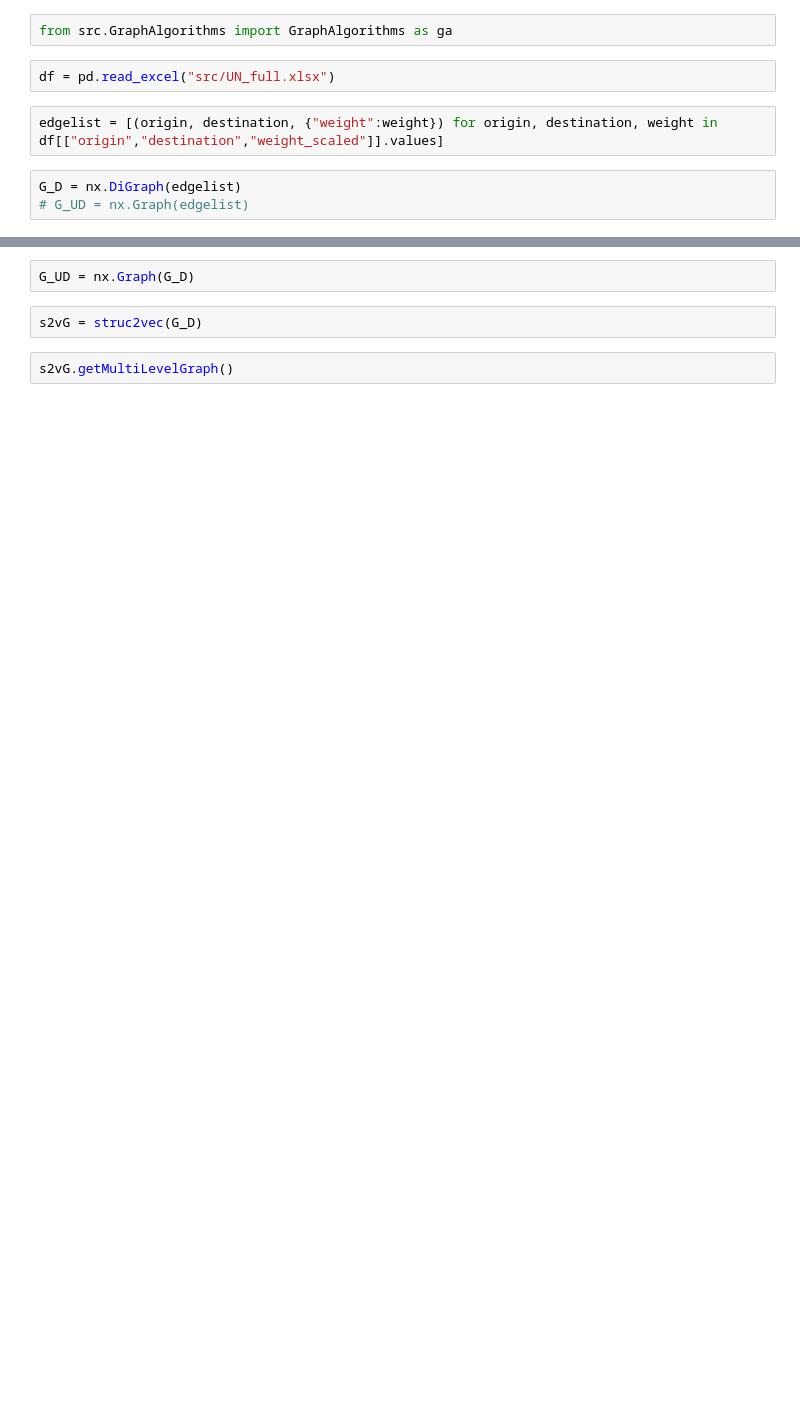
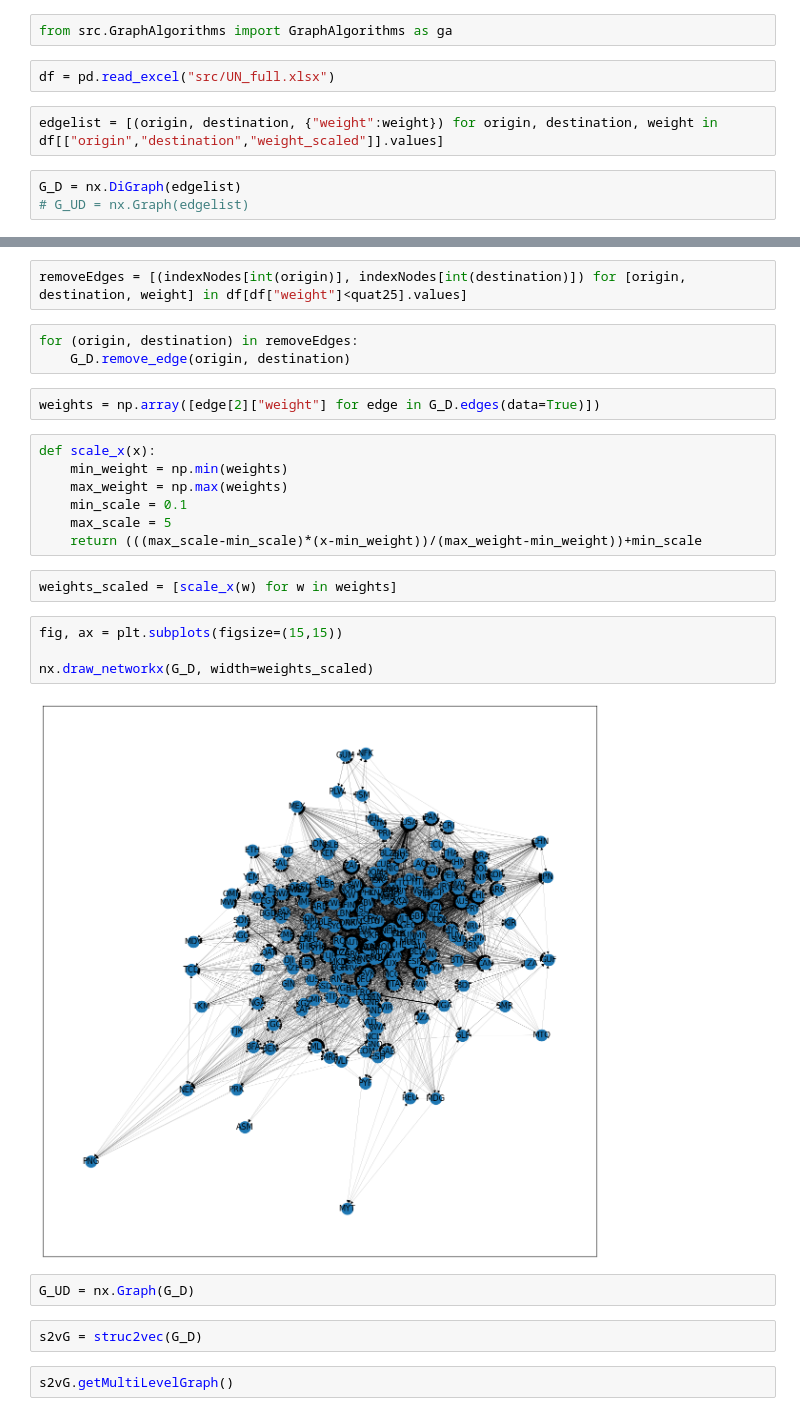
Before and after one commit to Nikolaj90/ImaginoTransference, a Jupyter notebook: struc2vec/directed_test.ipynb, the cells around one changed output, grey strips where cells are left out. Drawn from its saved outputs; the diff is of its cells as text; blank space fills up the shorter version.

```diff
--- a/struc2vec/directed_test.ipynb
+++ b/struc2vec/directed_test.ipynb
@@ -25,3 +34,25 @@ for node in all_nodes:
+# %%
+removeEdges = [(indexNodes[int(origin)], indexNodes[int(destination)]) for [origin, destination, weight] in df[df["weight"]<quat25].values]
+# %%
+for (origin, destination) in removeEdges:
+    G_D.remove_edge(origin, destination)
+# %%
+weights = np.array([edge[2]["weight"] for edge in G_D.edges(data=True)])
+# %%
+def scale_x(x):
+    min_weight = np.min(weights)
+    max_weight = np.max(weights)
+    min_scale = 0.1
+    max_scale = 5
+    return (((max_scale-min_scale)*(x-min_weight))/(max_weight-min_weight))+min_scale
+# %%
+weights_scaled = [scale_x(w) for w in weights]
+# %%
+fig, ax = plt.subplots(figsize=(15,15))
+
+nx.draw_networkx(G_D, width=weights_scaled)
+# %% [output]
+[figure, added]
 # %%
 G_UD = nx.Graph(G_D)
 # %%
```
Also changed, not shown: parts of 12 cells of this notebook, 4 other files.
